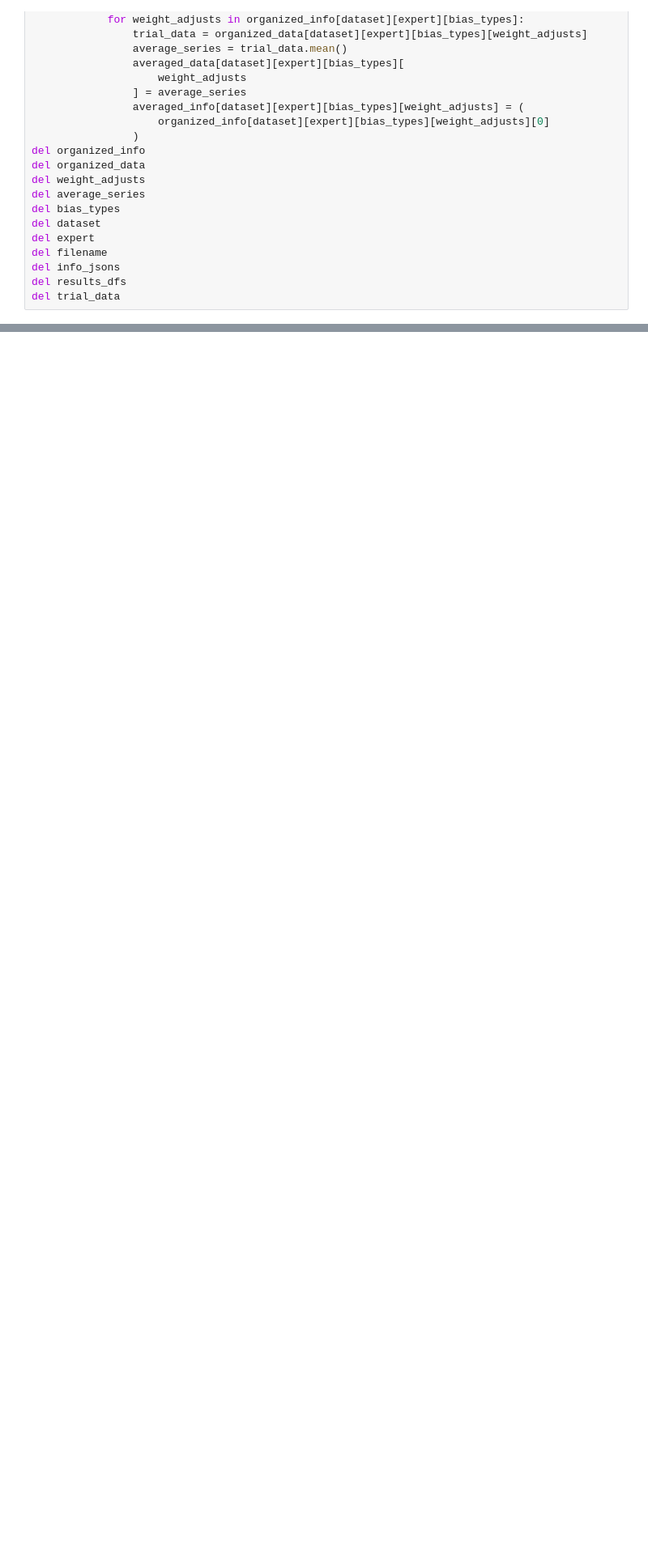
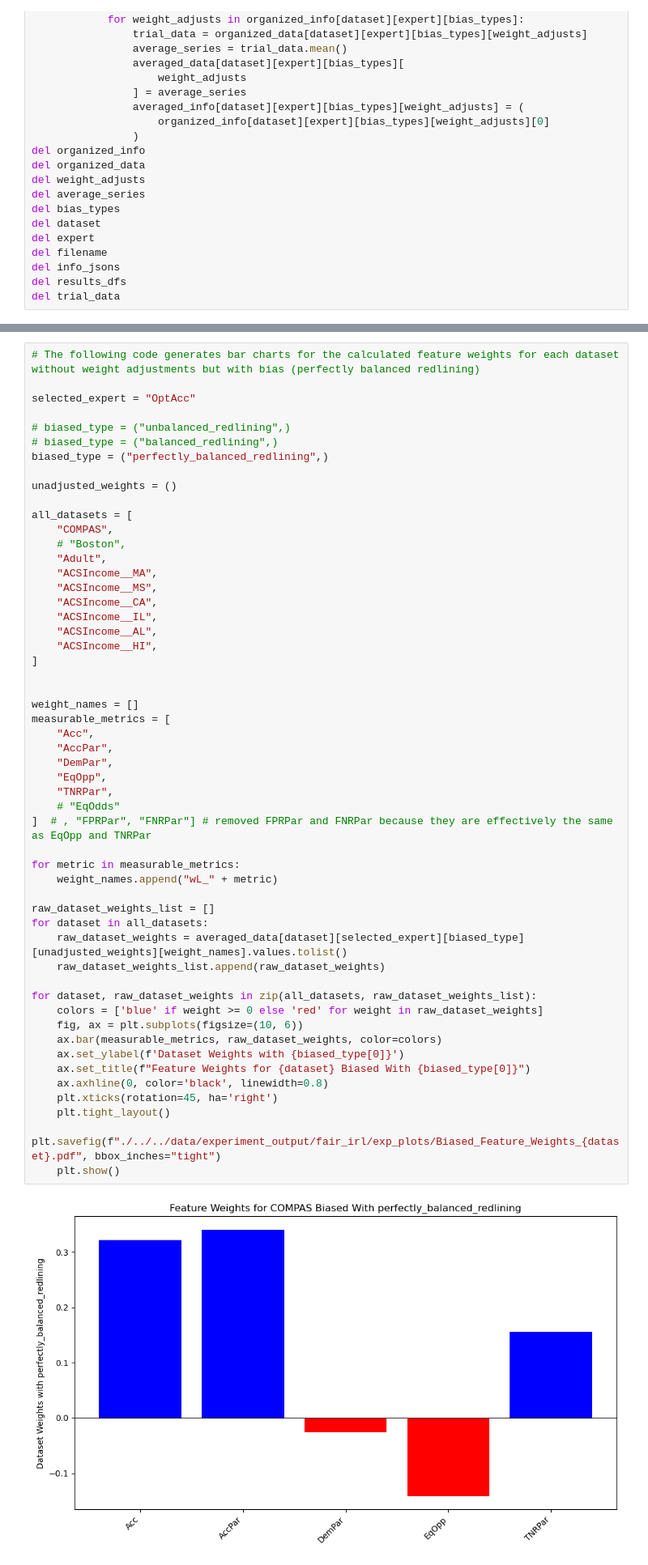
Before and after one commit to CharlesCDietzel/Fair-IRL, a Jupyter notebook: experiments/irl/Fair IRL Biased Demonstrations Plotting.ipynb, the cells around one changed output, grey strips where cells are left out. Shown at 81% size. Saved outputs shown, nothing was run; the diff lists cells and outputs as text; blank space fills up the shorter version.

```diff
--- a/experiments/irl/Fair IRL Biased Demonstrations Plotting.ipynb
+++ b/experiments/irl/Fair IRL Biased Demonstrations Plotting.ipynb
@@ -1050,0 +634,55 @@ for dataset in averaged_info:
+# %%
+# The following code generates bar charts for the calculated feature weights for each dataset without weight adjustments but with bias (perfectly balanced redlining)
+
+selected_expert = "OptAcc"
+
+# biased_type = ("unbalanced_redlining",)
+# biased_type = ("balanced_redlining",)
+biased_type = ("perfectly_balanced_redlining",)
+
+unadjusted_weights = ()
+
+all_datasets = [
+    "COMPAS",
+    # "Boston",
+    "Adult",
+    "ACSIncome__MA",
+    "ACSIncome__MS",
+    "ACSIncome__CA",
+    "ACSIncome__IL",
+    "ACSIncome__AL",
+    "ACSIncome__HI",
+]
+
+
+weight_names = []
+measurable_metrics = [
+    "Acc",
+    "AccPar",
+    "DemPar",
+    "EqOpp",
+    "TNRPar",
+    # "EqOdds"
+]  # , "FPRPar", "FNRPar"] # removed FPRPar and FNRPar because they are effectively the same as EqOpp and TNRPar
+
+for metric in measurable_metrics:
+    weight_names.append("wL_" + metric)
+
+raw_dataset_weights_list = []
+for dataset in all_datasets:
+    raw_dataset_weights = averaged_data[dataset][selected_expert][biased_type][unadjusted_weights][weight_names].values.tolist()
+    raw_dataset_weights_list.append(raw_dataset_weights)
+
+for dataset, raw_dataset_weights in zip(all_datasets, raw_dataset_weights_list):
+    colors = ['blue' if weight >= 0 else 'red' for weight in raw_dataset_weights]
+    fig, ax = plt.subplots(figsize=(10, 6))
+    ax.bar(measurable_metrics, raw_dataset_weights, color=colors)
+    ax.set_ylabel(f'Dataset Weights with {biased_type[0]}')
+    ax.set_title(f"Feature Weights for {dataset} Biased With {biased_type[0]}")
+    ax.axhline(0, color='black', linewidth=0.8)
+    plt.xticks(rotation=45, ha='right')
+    plt.tight_layout()
+    plt.savefig(f"./../../data/experiment_output/fair_irl/exp_plots/Biased_Feature_Weights_{dataset}.pdf", bbox_inches="tight")
+    plt.show()
+# %% [output]
+[figure, added]
```
Also changed, not shown: parts of 13 cells of this notebook, 5 other files.
